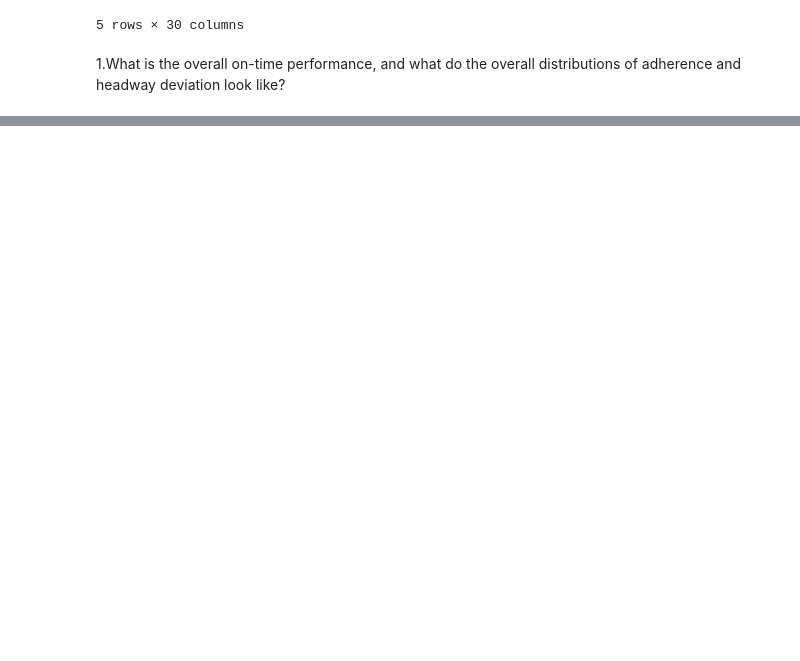
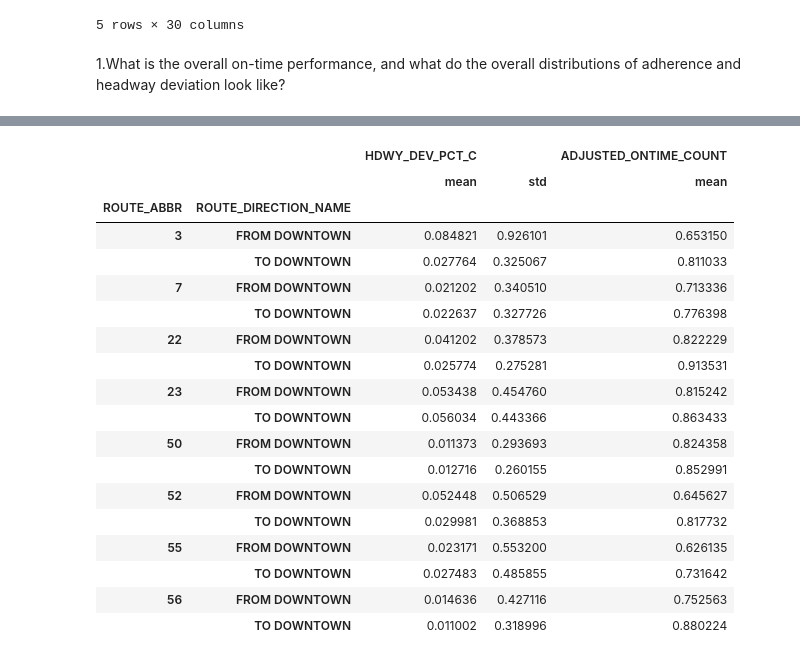
Before and after one commit to NSS-Data-Analytics-Cohort-11/wego-the-great-khans, a Jupyter notebook: notebooks/We-go_great_khans.ipynb, the cells around one changed output, grey strips where cells are left out. Saved outputs shown, nothing was run; the diff lists cells and outputs as text; code cells hidden in the pictures; blank space fills up the shorter version.

```diff
--- a/notebooks/We-go_great_khans.ipynb
+++ b/notebooks/We-go_great_khans.ipynb
@@ -61,3 +39,15 @@ Overall on-time performance: 60.96%
+# %%
+#Uncleaned
+wego['HDWY_DEV_PCT'] = wego['HDWY_DEV'] / wego['SCHEDULED_HDWY']
+# %%
+#Cleaned PCT without inf and NaN's
+wego['HDWY_DEV_PCT_C'] = wego['HDWY_DEV'] / wego['SCHEDULED_HDWY']
+
+# Replace inf values with NaN
+wego['HDWY_DEV_PCT_C'] = wego['HDWY_DEV_PCT_C'].replace([np.inf, -np.inf], np.nan)
+
+# Drop rows with NaN values
+wego_cleaned = wego.dropna(subset=['HDWY_DEV_PCT_C'])
 # %%
 #Plots
 plt.figure(figsize=(12, 6))
@@ -114,0 +126,28 @@ plt.show()
+# %%
+# Group by 'ROUTE_DIRECTION_NAME' & 'ROUTE_ABBR'
+grouped_route = wego.groupby(['ROUTE_ABBR', 'ROUTE_DIRECTION_NAME'])
+
+#Stats
+statistics = grouped_route.agg({'HDWY_DEV_PCT_C': ['mean', 'std'], 'ADJUSTED_ONTIME_COUNT': 'mean'})
+# %%
+statistics
+# %% [output]
+|  |  | HDWY_DEV_PCT_C |  | ADJUSTED_ONTIME_COUNT |
+|  |  | mean | std | mean |
+| ROUTE_ABBR | ROUTE_DIRECTION_NAME |  |  |  |
+| 3 | FROM DOWNTOWN | 0.084821 | 0.926101 | 0.653150 |
+|  | TO DOWNTOWN | 0.027764 | 0.325067 | 0.811033 |
+| 7 | FROM DOWNTOWN | 0.021202 | 0.340510 | 0.713336 |
+|  | TO DOWNTOWN | 0.022637 | 0.327726 | 0.776398 |
+| 22 | FROM DOWNTOWN | 0.041202 | 0.378573 | 0.822229 |
+|  | TO DOWNTOWN | 0.025774 | 0.275281 | 0.913531 |
+| 23 | FROM DOWNTOWN | 0.053438 | 0.454760 | 0.815242 |
+|  | TO DOWNTOWN | 0.056034 | 0.443366 | 0.863433 |
+| 50 | FROM DOWNTOWN | 0.011373 | 0.293693 | 0.824358 |
+|  | TO DOWNTOWN | 0.012716 | 0.260155 | 0.852991 |
+| 52 | FROM DOWNTOWN | 0.052448 | 0.506529 | 0.645627 |
+|  | TO DOWNTOWN | 0.029981 | 0.368853 | 0.817732 |
+| 55 | FROM DOWNTOWN | 0.023171 | 0.553200 | 0.626135 |
+|  | TO DOWNTOWN | 0.027483 | 0.485855 | 0.731642 |
+| 56 | FROM DOWNTOWN | 0.014636 | 0.427116 | 0.752563 |
+|  | TO DOWNTOWN | 0.011002 | 0.318996 | 0.880224 |
```
Also changed, not shown: parts of 12 cells of this notebook.
